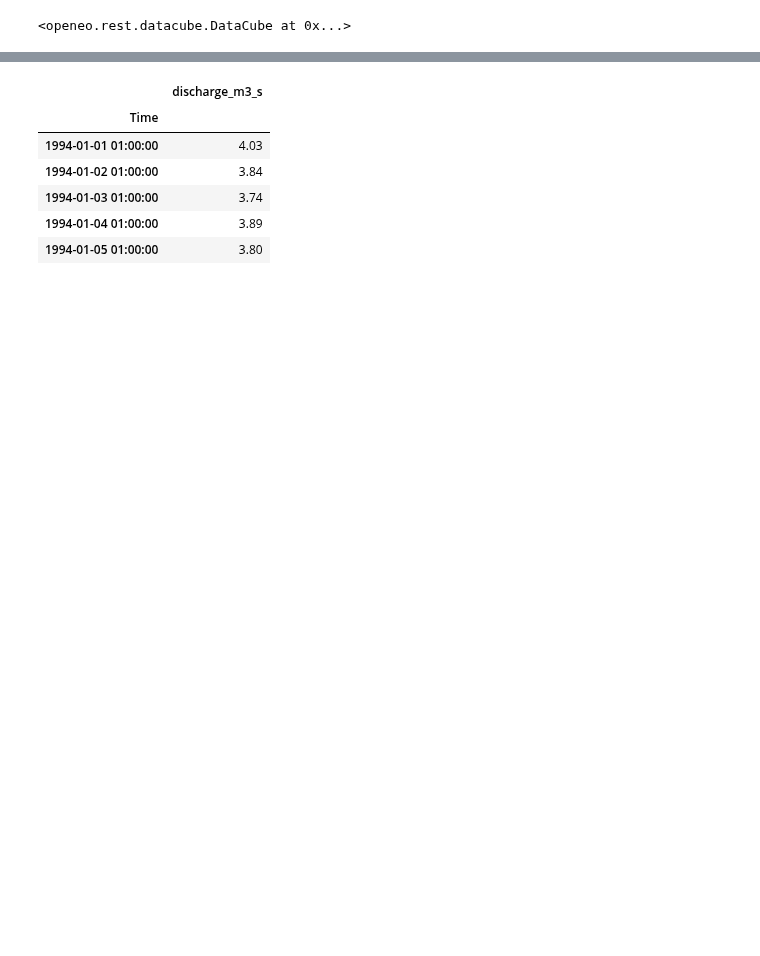
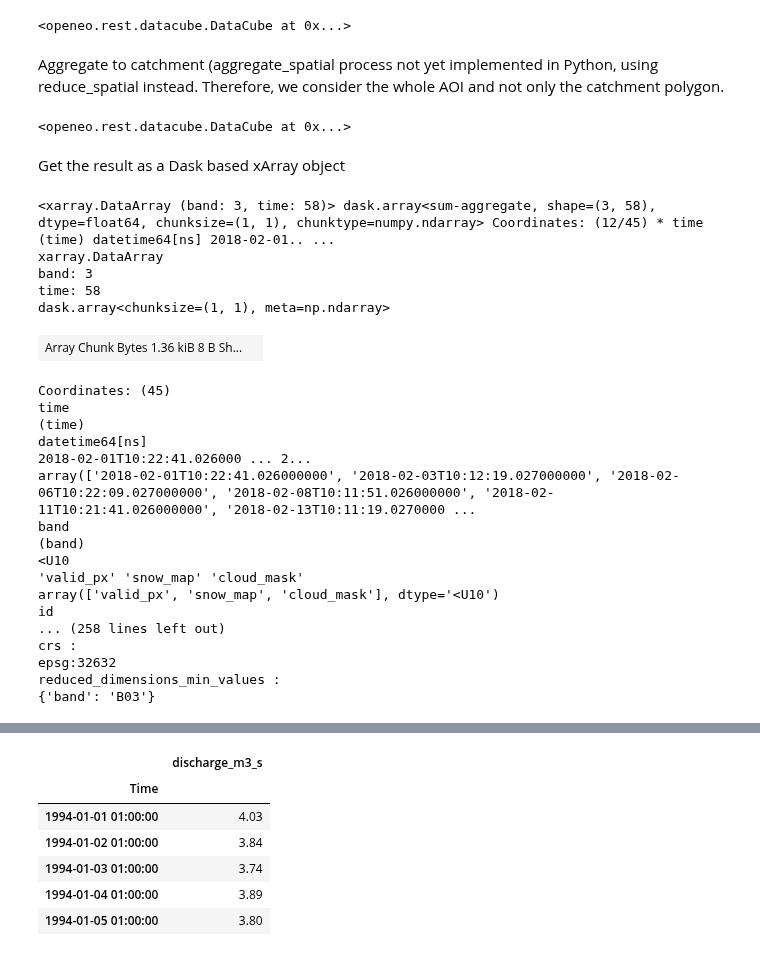
Before and after one commit to EO-College/cubes-and-clouds, a Jupyter notebook: lectures/3.1_data_processing/exercises/31_data_processing_stac.ipynb, the cells around one changed output, grey strips where cells are left out. Saved outputs shown, nothing was run; the diff lists cells and outputs as text; code cells hidden in the pictures; blank space fills up the shorter version.

```diff
--- a/lectures/3.1_data_processing/exercises/31_data_processing_stac.ipynb
+++ b/lectures/3.1_data_processing/exercises/31_data_processing_stac.ipynb
@@ -206,5 +229,39 @@ snow_cloud_map = (ndsi_mask > -1).add_dimension(name="band",label="valid_px",typ
 snow_cloud_map
 # %% [output]
 <openeo.rest.datacube.DataCube at 0x...>
+# %% [markdown]
+Aggregate to catchment (aggregate_spatial process not yet implemented in Python, using reduce_spatial instead. Therefore, we consider the whole AOI and not only the catchment polygon.
 # %%
-snow_cloud_map_xr = snow_cloud_map.reduce_spatial(reducer="sum").execute()
+snow_cloud_map_timeseries = snow_cloud_map.reduce_spatial(reducer="sum")
+snow_cloud_map_timeseries
+# %% [output]
+<openeo.rest.datacube.DataCube at 0x...>
+# %% [markdown]
+Get the result as a Dask based xArray object
+# %%
+snow_cloud_map_timeseries_xr = snow_cloud_map_timeseries.execute()
+snow_cloud_map_timeseries_xr
+# %% [output]
+<xarray.DataArray (band: 3, time: 58)> dask.array<sum-aggregate, shape=(3, 58), dtype=float64, chunksize=(1, 1), chunktype=numpy.ndarray> Coordinates: (12/45) * time (time) datetime64[ns] 2018-02-01.. ...
+xarray.DataArray
+band: 3
+time: 58
+dask.array<chunksize=(1, 1), meta=np.ndarray>
+| Array Chunk Bytes 1.36 kiB 8 B Sh... |  |
+Coordinates: (45)
+time
+(time)
+datetime64[ns]
+2018-02-01T10:22:41.026000 ... 2...
+array(['2018-02-01T10:22:41.026000000', '2018-02-03T10:12:19.027000000', '2018-02-06T10:22:09.027000000', '2018-02-08T10:11:51.026000000', '2018-02-11T10:21:41.026000000', '2018-02-13T10:11:19.0270000 ...
+band
+(band)
+<U10
+'valid_px' 'snow_map' 'cloud_mask'
+array(['valid_px', 'snow_map', 'cloud_mask'], dtype='<U10')
+id
+... (258 lines left out)
+crs :
+epsg:32632
+reduced_dimensions_min_values :
+{'band': 'B03'}
```
Also changed, not shown: parts of 27 cells of this notebook.
